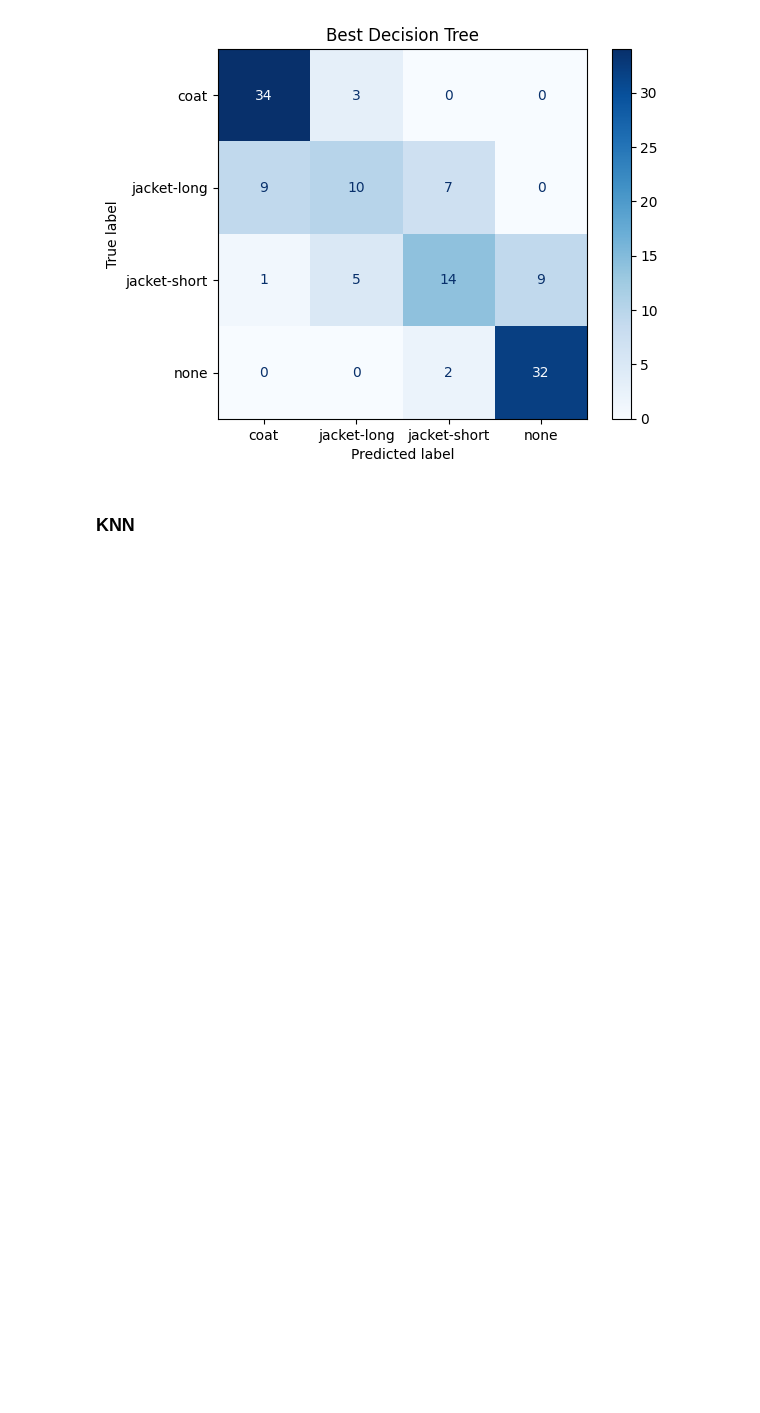
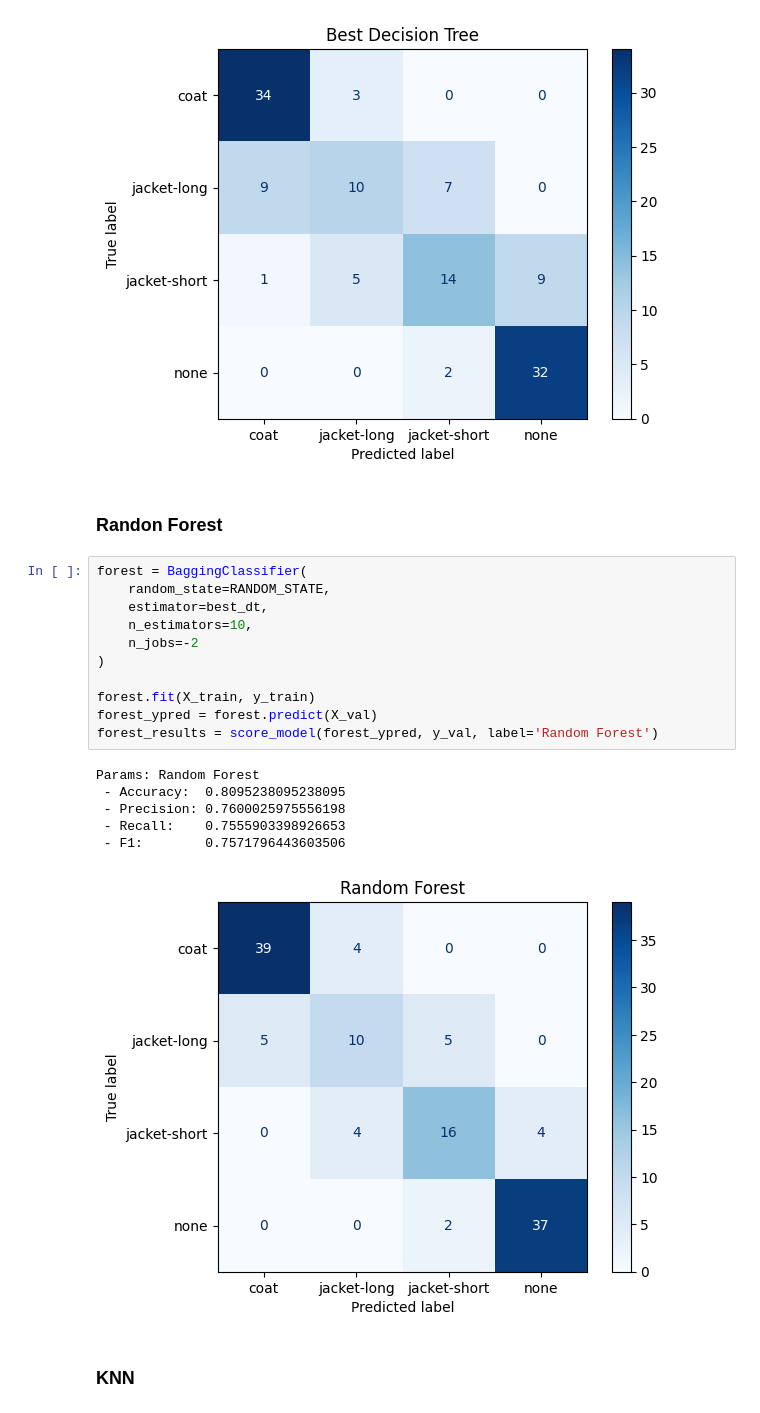
Before and after one commit to tikkikkit21/WeatherML, a Jupyter notebook: research.ipynb, the cells around one changed output. Saved outputs shown, nothing was run; the diff lists cells and outputs as text; blank space fills up the shorter version.

```diff
--- a/research.ipynb
+++ b/research.ipynb
@@ -624,6 +645,26 @@ Params: Best Decision Tree
  - Recall:    0.6818673487030485
  - F1:        0.6714616247949582
 [figure]
+# %% [markdown]
+### Randon Forest
+# %%
+forest = BaggingClassifier(
+    random_state=RANDOM_STATE,
+    estimator=best_dt,
+    n_estimators=10,
+    n_jobs=-2
+)
+
+forest.fit(X_train, y_train)
+forest_ypred = forest.predict(X_val)
+forest_results = score_model(forest_ypred, y_val, label='Random Forest')
+# %% [output]
+Params: Random Forest
+ - Accuracy:  0.8095238095238095
+ - Precision: 0.7600025975556198
+ - Recall:    0.7555903398926653
+ - F1:        0.7571796443603506
+[figure, added]
 # %% [markdown]
 ### KNN
 # %%
```
Also changed, not shown: parts of 4 cells of this notebook.
